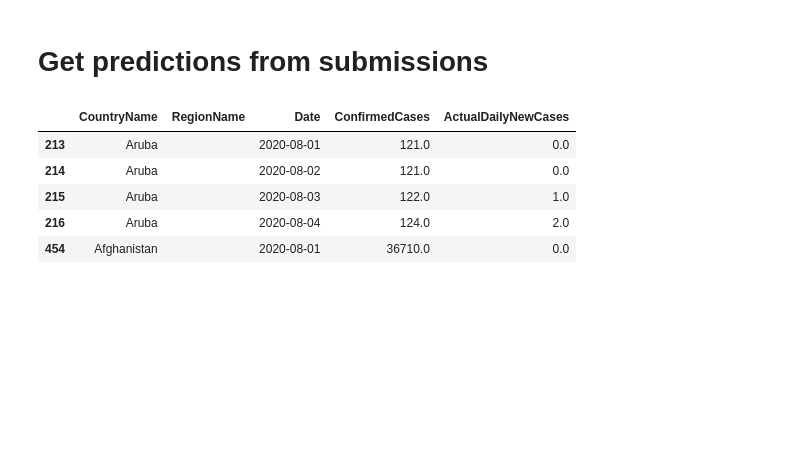
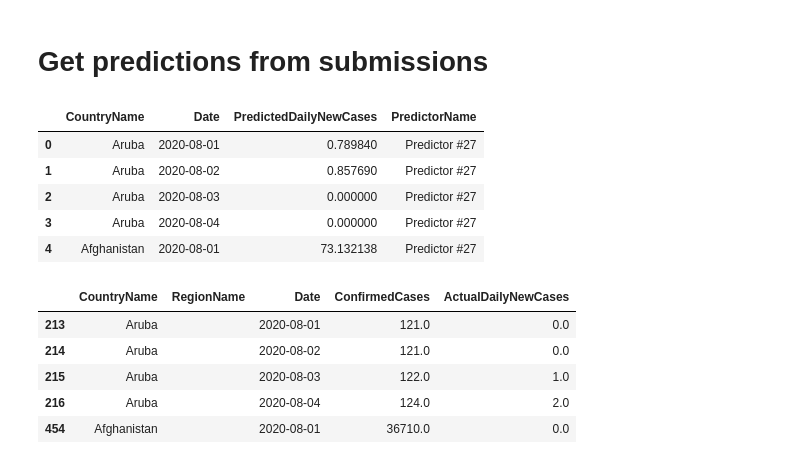
Before and after one commit to cognizant-ai-labs/covid-xprize, a Jupyter notebook: onf_robojudge.ipynb, the cells around one changed output. Cells and saved outputs as stored; diff of their text form; code cells hidden in the pictures; blank space fills up the shorter version.

Commit message:
Acces predictions using relative path

```diff
--- a/onf_robojudge.ipynb
+++ b/onf_robojudge.ipynb
@@ -110,4 +110,13 @@ predictions = {"Predictor #27": "/Users/m_754337/workspace/esp-demo/xprize/tests
               }
+# %%
+get_predictions_from_file("Predictor #27", "tests/fixtures/20200727_predictions.csv").head()
+# %% [output]
+|  | CountryName | Date | PredictedDailyNewCases | PredictorName |
+| 0 | Aruba | 2020-08-01 | 0.789840 | Predictor #27 |
+| 1 | Aruba | 2020-08-02 | 0.857690 | Predictor #27 |
+| 2 | Aruba | 2020-08-03 | 0.000000 | Predictor #27 |
+| 3 | Aruba | 2020-08-04 | 0.000000 | Predictor #27 |
+| 4 | Afghanistan | 2020-08-01 | 73.132138 | Predictor #27 |
 # %%
 actual_df.head()
 # %% [output]
```
Also changed, not shown: parts of 1 cell of this notebook.
